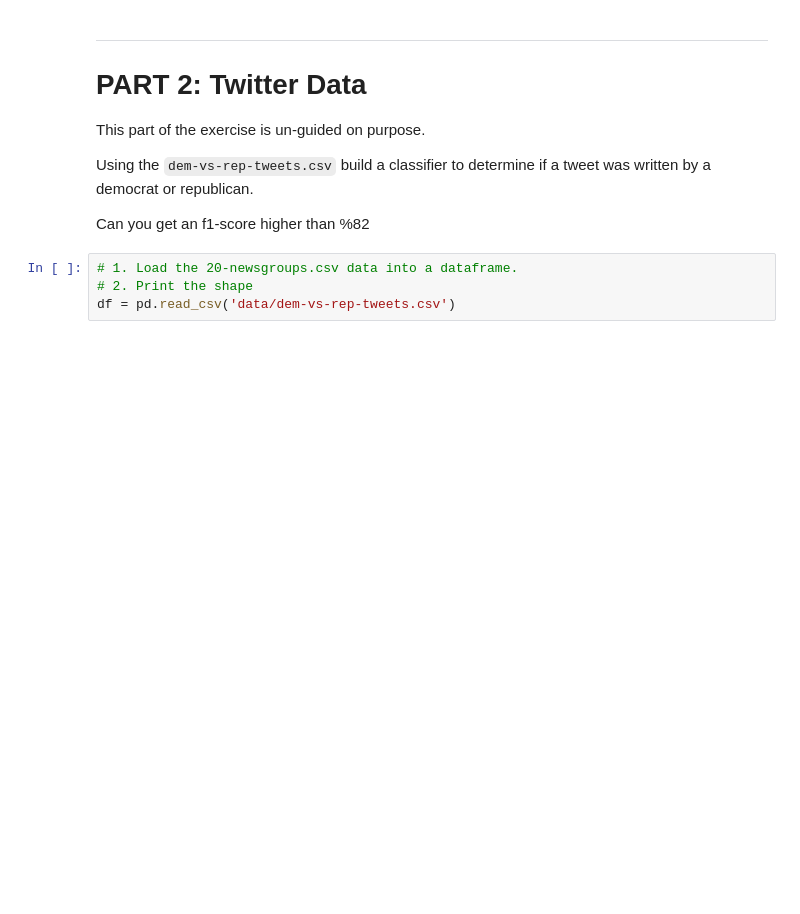
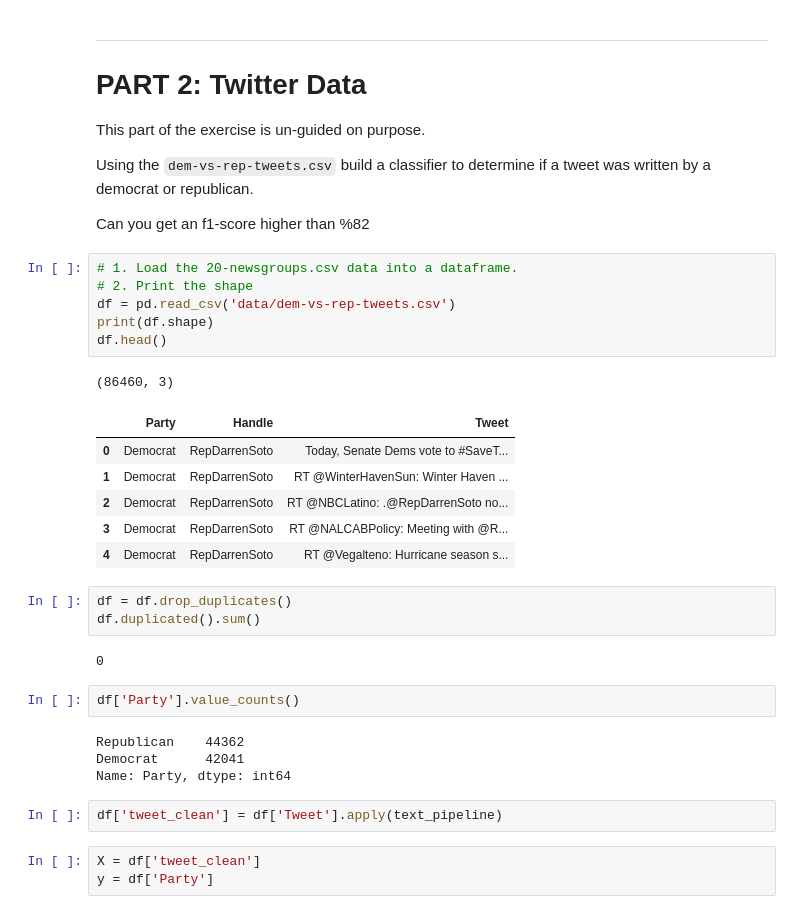
Before and after one commit to yaakoveitan/2022-fall-data-science, a Jupyter notebook: Week-07-NLP/Exercise-NLP.ipynb, the cells around one changed output. Cells and saved outputs as stored; diff of their text form; blank space fills up the shorter version.

```diff
--- a/Week-07-NLP/Exercise-NLP.ipynb
+++ b/Week-07-NLP/Exercise-NLP.ipynb
@@ -359,4 +362,30 @@ Can you get an f1-score higher than %82
 # %%
 # 1. Load the 20-newsgroups.csv data into a dataframe.
 # 2. Print the shape
 df = pd.read_csv('data/dem-vs-rep-tweets.csv')
+print(df.shape)
+df.head()
+# %% [output]
+(86460, 3)
+|  | Party | Handle | Tweet |
+| 0 | Democrat | RepDarrenSoto | Today, Senate Dems vote to #SaveT... |
+| 1 | Democrat | RepDarrenSoto | RT @WinterHavenSun: Winter Haven ... |
+| 2 | Democrat | RepDarrenSoto | RT @NBCLatino: .@RepDarrenSoto no... |
+| 3 | Democrat | RepDarrenSoto | RT @NALCABPolicy: Meeting with @R... |
+| 4 | Democrat | RepDarrenSoto | RT @Vegalteno: Hurricane season s... |
+# %%
+df = df.drop_duplicates()
+df.duplicated().sum()
+# %% [output]
+0
+# %%
+df['Party'].value_counts()
+# %% [output]
+Republican    44362
+Democrat      42041
+Name: Party, dtype: int64
+# %%
+df['tweet_clean'] = df['Tweet'].apply(text_pipeline)
+# %%
+X = df['tweet_clean']
+y = df['Party']
```
Also changed, not shown: parts of 6 cells of this notebook.
